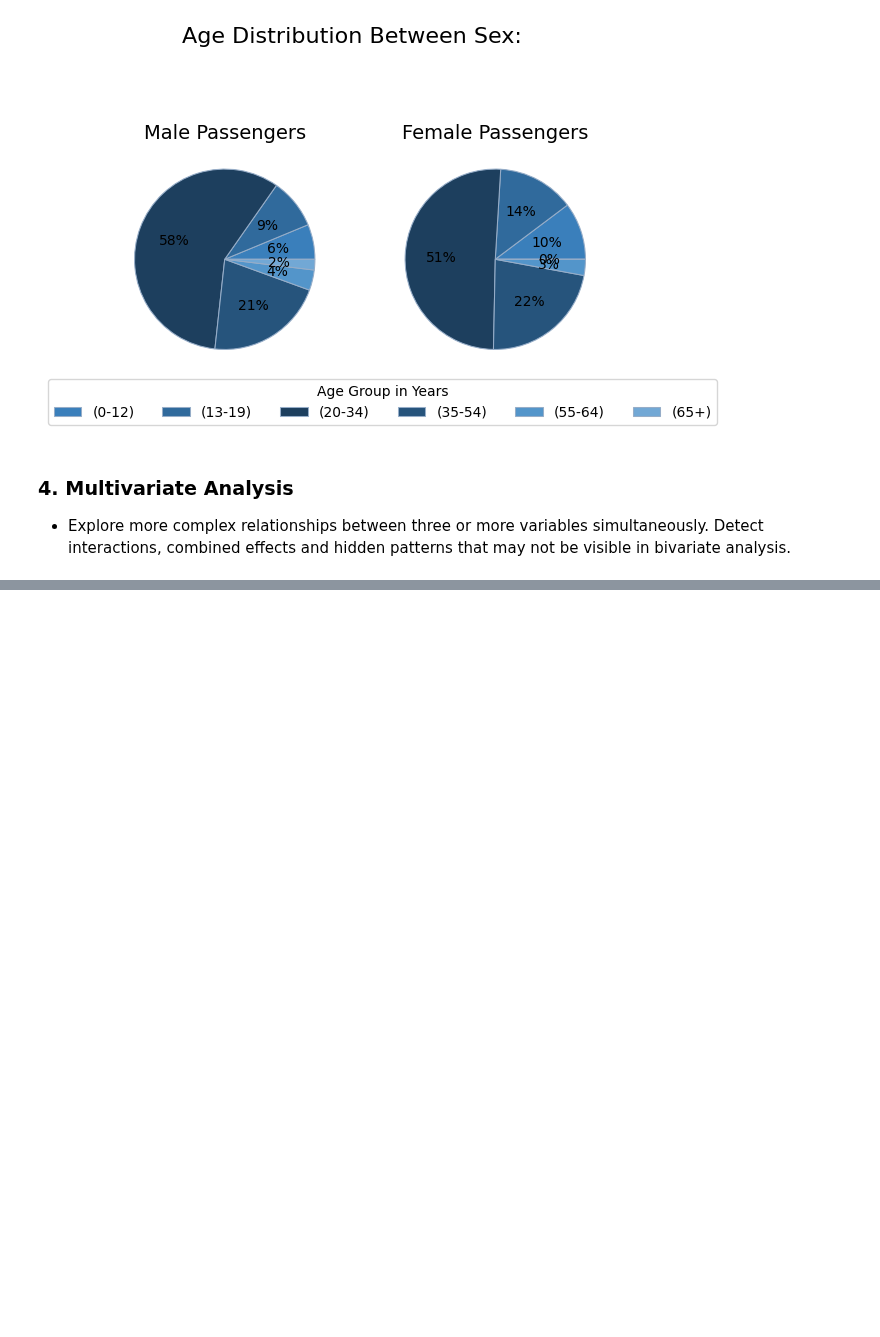
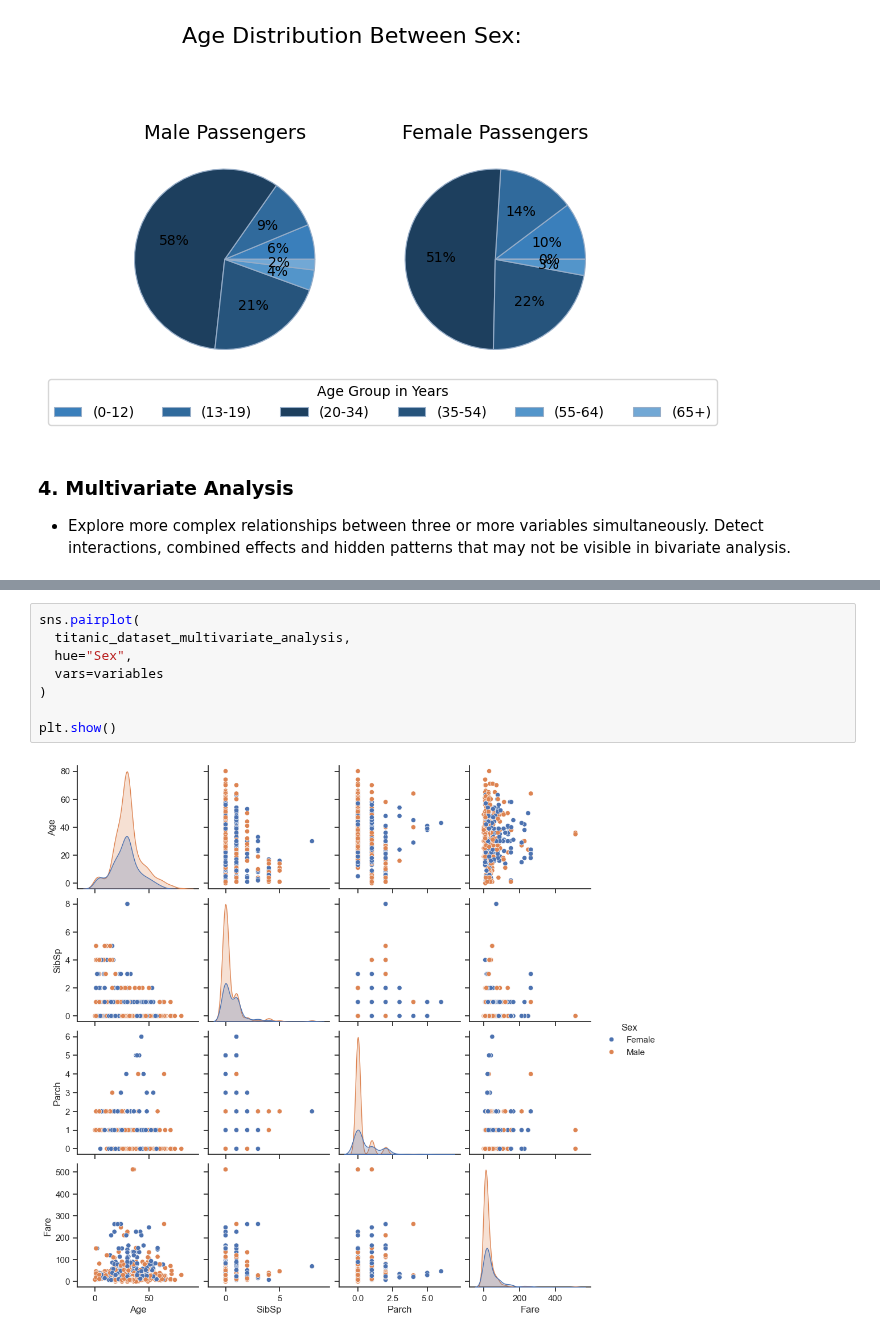
Before and after one commit to grace-sampao/Cyber-Shujaa---Exploratory-Data-Analysis, a Jupyter notebook: notebooks/exploratory_data_analysis.ipynb, the cells around one changed output, grey strips where cells are left out. Drawn from its saved outputs; the diff is of its cells as text; blank space fills up the shorter version.

```diff
--- a/notebooks/exploratory_data_analysis.ipynb
+++ b/notebooks/exploratory_data_analysis.ipynb
@@ -1019,0 +1025,10 @@ plt.show()
+# %%
+sns.pairplot(
+  titanic_dataset_multivariate_analysis,
+  hue="Sex",
+  vars=variables
+)
+
+plt.show()
+# %% [output]
+[figure, added]
```
Also changed, not shown: parts of 9 cells of this notebook.
